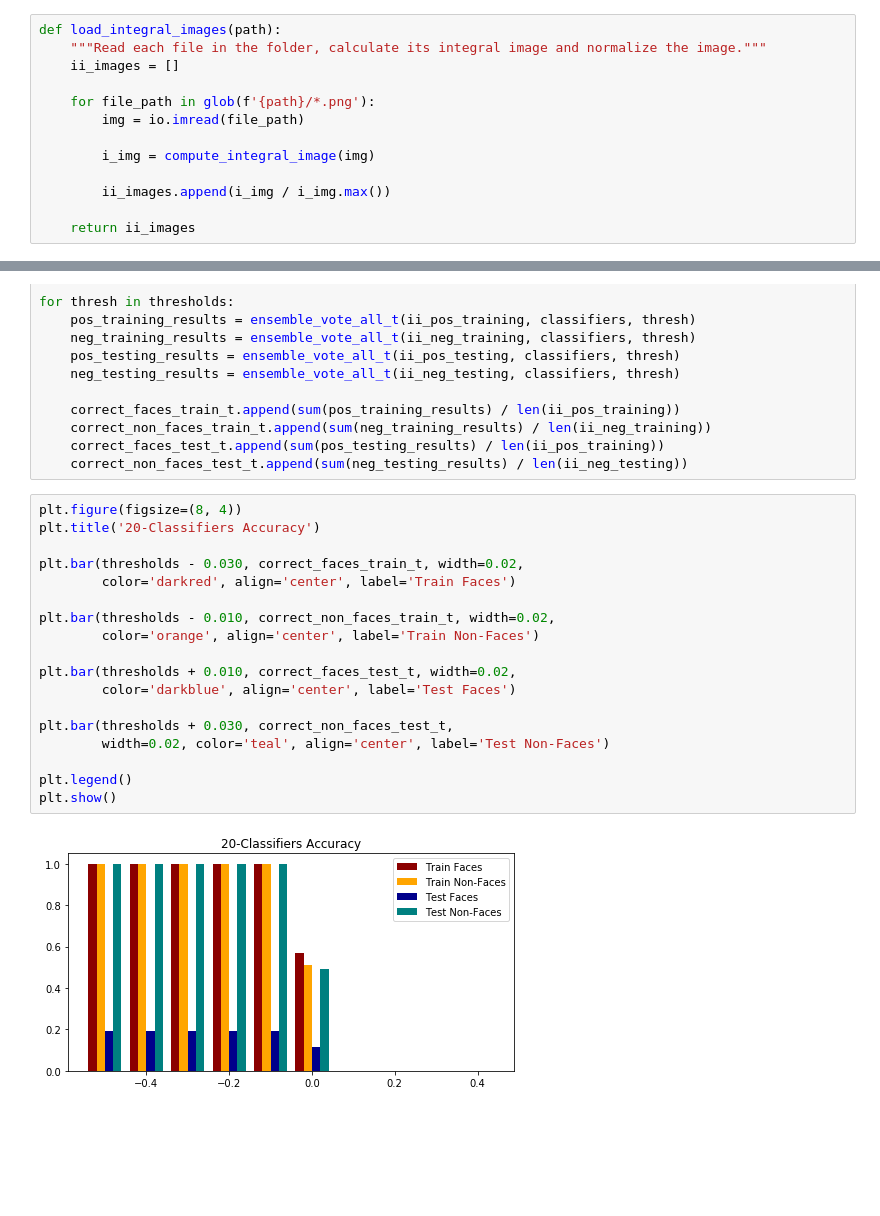
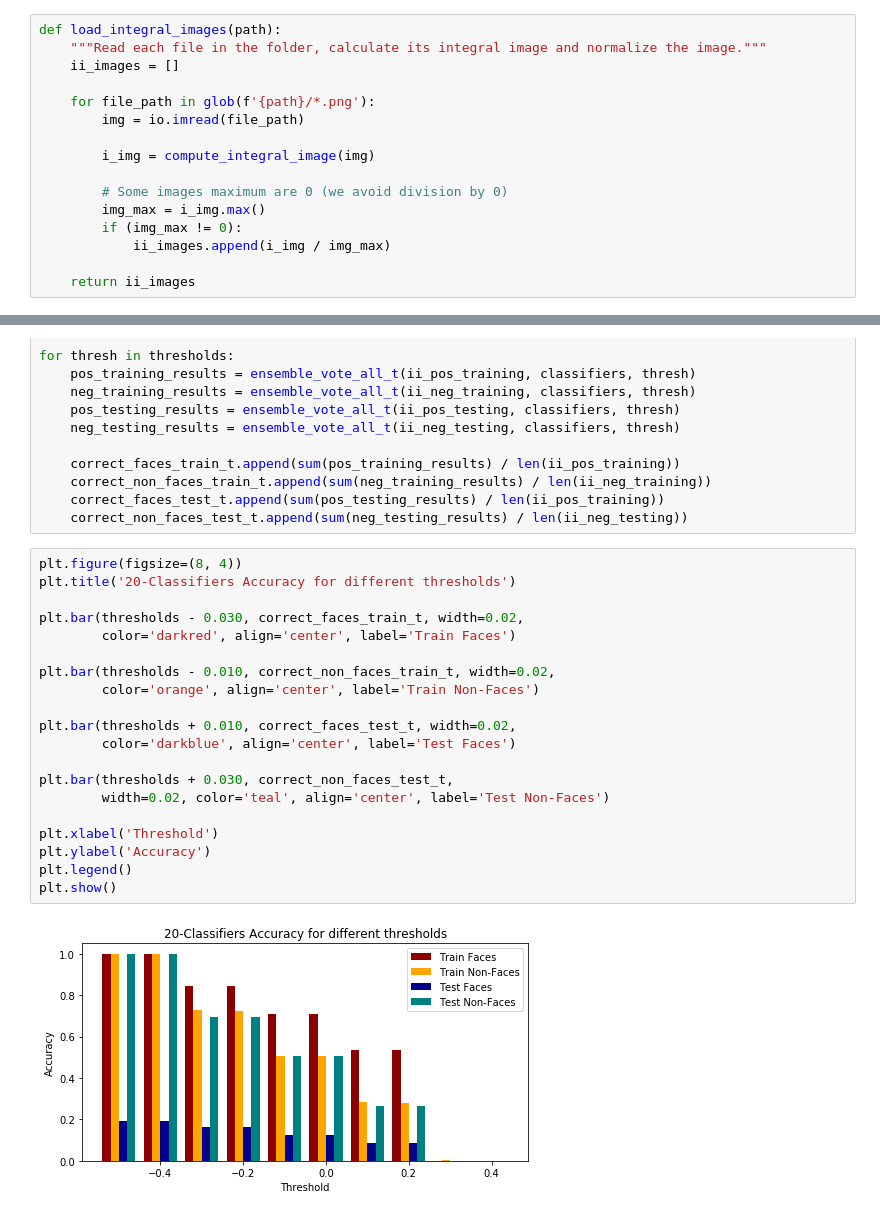
Before and after one commit to jdecid/MAI-CV, a Jupyter notebook: labs/s5/ P5_JosepDeCid_JordiArmengol.ipynb, the cells around one changed output, grey strips where cells are left out. Cells and saved outputs as stored; diff of their text form; blank space fills up the shorter version.

```diff
--- a/labs/s5/ P5_JosepDeCid_JordiArmengol.ipynb
+++ b/labs/s5/ P5_JosepDeCid_JordiArmengol.ipynb
@@ -195,7 +195,10 @@ def load_integral_images(path):
 
         i_img = compute_integral_image(img)
 
-        ii_images.append(i_img / i_img.max())
+        # Some images maximum are 0 (we avoid division by 0)
+        img_max = i_img.max()
+        if (img_max != 0):
+            ii_images.append(i_img / img_max)
 
     return ii_images
 # %%
@@ -642,21 +651,23 @@ for thresh in thresholds:
     correct_non_faces_test_t.append(sum(neg_testing_results) / len(ii_neg_testing))
 # %%
 plt.figure(figsize=(8, 4))
-plt.title('20-Classifiers Accuracy')
+plt.title('20-Classifiers Accuracy for different thresholds')
 
 plt.bar(thresholds - 0.030, correct_faces_train_t, width=0.02,
         color='darkred', align='center', label='Train Faces')
 
 plt.bar(thresholds - 0.010, correct_non_faces_train_t, width=0.02,
         color='orange', align='center', label='Train Non-Faces')
 
 plt.bar(thresholds + 0.010, correct_faces_test_t, width=0.02,
         color='darkblue', align='center', label='Test Faces')
 
 plt.bar(thresholds + 0.030, correct_non_faces_test_t,
         width=0.02, color='teal', align='center', label='Test Non-Faces')
 
+plt.xlabel('Threshold')
+plt.ylabel('Accuracy')
 plt.legend()
 plt.show()
 # %% [output]
-[figure, old version]
+[figure, new version]
```
Also changed, not shown: parts of 5 cells of this notebook.
